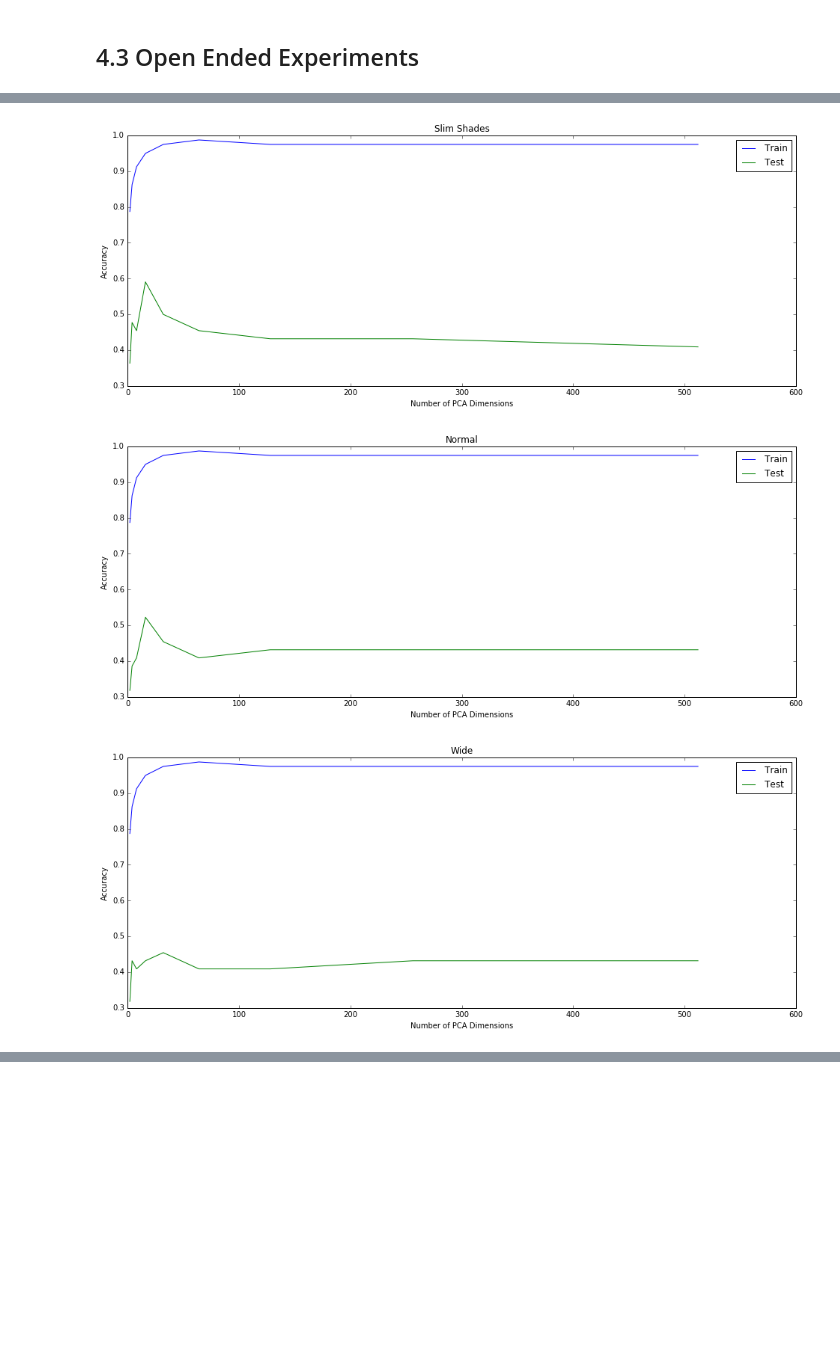
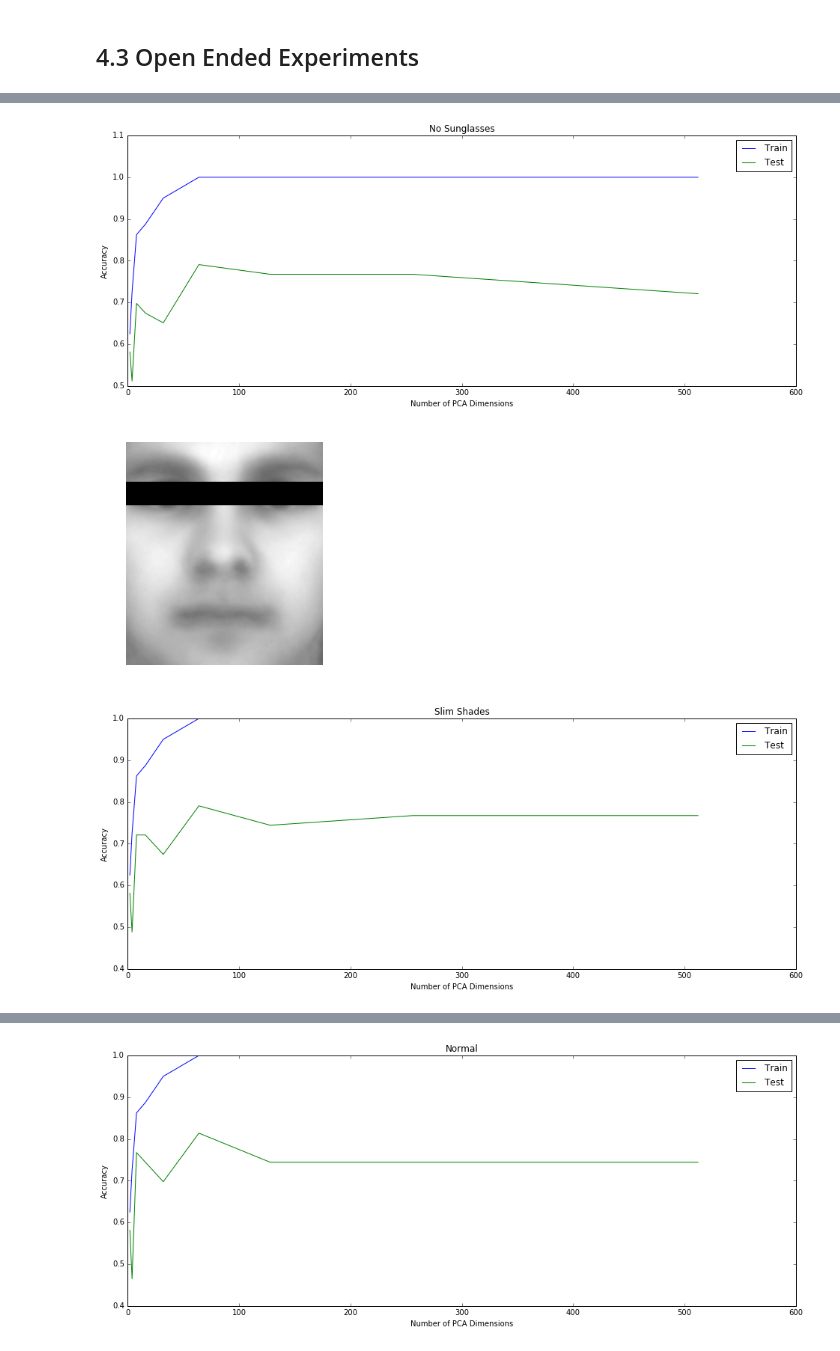
Before and after one commit to devanshg25/Facial_Recognition_Software, a Jupyter notebook: devanshg_tzjin_project1.ipynb, the cells around one changed output, grey strips where cells are left out. Drawn from its saved outputs; the diff is of its cells as text; code cells hidden in the pictures; blank space fills up the shorter version.

```diff
--- a/devanshg_tzjin_project1.ipynb
+++ b/devanshg_tzjin_project1.ipynb
@@ -215,7 +215,9 @@ def plotAccuracyAcrossD(group1, group2, title, kernel='rbf', c=1, splitFunc=spli
     plt.legend(labels=['Train', 'Test'])
     plt.show()
 
-plotAccuracyAcrossD([1],[5], "Subject 1 vs 5")
+    return acc_test
+
+plotAccuracyAcrossD([1],[5], "Subject 1 vs 5");
 # %% [output]
 [figure]
 # %% [markdown]
@@ -434,7 +436,7 @@ def addSunglasses(img_vec, glasses, nose):
 
 
 def splitDataSunglasses(group1, group2, d):
-    # load Z
+
     name = 'Z'+str(d)+'.npy'
     Z = np.load(name)
     Ud = U[:,0:d]
@@ -483,12 +485,14 @@ def splitDataSunglasses(group1, group2, d):
 
     return d_train, d_test, label_train, label_test
 
-g1 = [13]
+g1 = [12]
 g2 = [39]
 
 titles = ['No Sunglasses', 'Slim Shades', 'Normal', 'Wide', 'Normal with Nose']
 widths = [[], range(35,55),range(30,70),range(20,80),range(30,70)]
 noses = [[],[],[],[],range(70,100)]
+peaks = []
+convs = []
 
 for i in range(5):
     w = widths[i]
@@ -501,8 +505,7 @@ for i in range(5):
     plt.axis('off')
     plt.show()
 
-    outimg = addSunglasses(mu.copy(), w, n)
-
-
-    plotAccuracyAcrossD(g1, g2, titles[i], splitFunc=splitDataSunglasses)
+    results = plotAccuracyAcrossD(g1, g2, titles[i], splitFunc=splitDataSunglasses)
+    peaks.append(max(results))
+    convs.append(results[-1])
 # %% [output]
@@ -510,3 +513,3 @@ for i in range(5):
-[figure, old version]
+[figure, new version]
-[figure, old version]
+[figure, new version]
-[figure, old version]
+[figure, new version]
@@ -513,0 +517 @@ for i in range(5):
+[figure, added]
```
Also changed, not shown: parts of 29 cells of this notebook.
